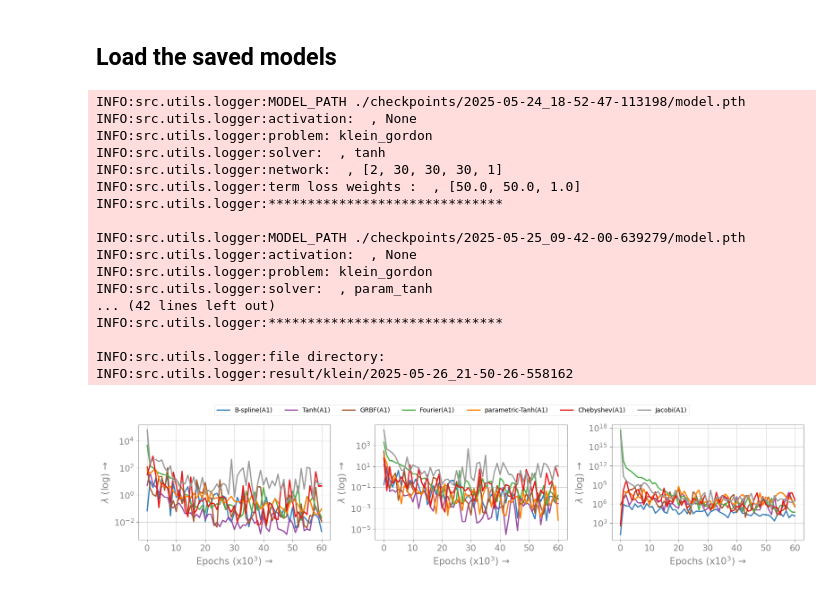
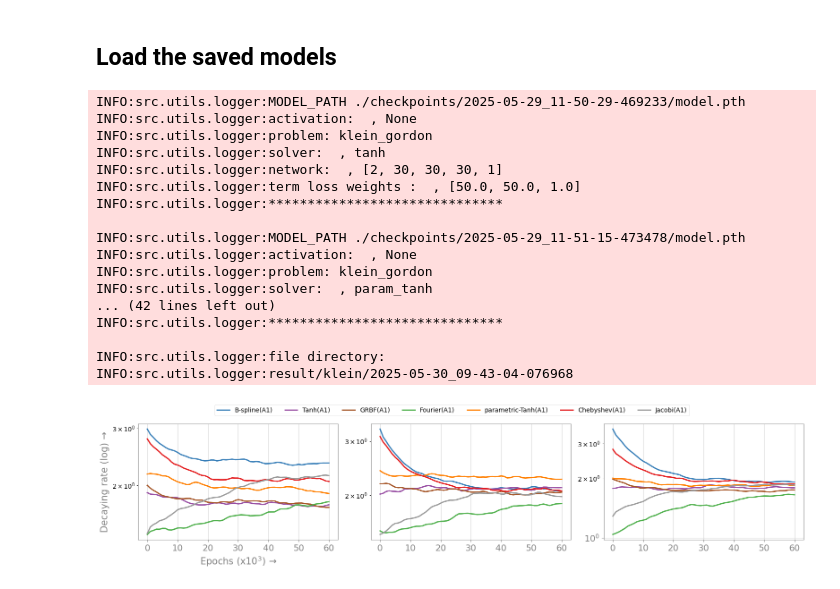
Before and after one commit to afrah/pinn_learnable_activation, a Jupyter notebook: src/notebook/klein_trace_eNTK_analysis.ipynb, the cells around one changed output. Drawn from its saved outputs; the diff is of its cells as text; code cells hidden in the pictures.

```diff
--- a/src/notebook/klein_trace_eNTK_analysis.ipynb
+++ b/src/notebook/klein_trace_eNTK_analysis.ipynb
@@ -46,3 +48,22 @@ MODEL_PATH_LIST = {
+# %%
+TANH_NORM_DIST = "./checkpoints/2025-05-29_11-50-29-469233/model.pth"
+TANH_PARAM_DIST = "./checkpoints/2025-05-29_11-51-15-473478/model.pth"
+BSPLINE_DIST = "./checkpoints/2025-05-29_17-09-55-499233/model.pth"  # "./checkpoints/2025-05-29_11-48-43-862349/model.pth"
+GRBF_DIST = "./checkpoints/2025-05-29_11-52-29-801687/model.pth"
+FOURIER_DIST = "./checkpoints/2025-05-29_11-47-21-272034/model.pth"
+CHEBTSHEV_DIST = "./checkpoints/2025-05-29_11-54-31-293803/model.pth"
+JACOBI_DIST = "./checkpoints/2025-05-29_11-54-48-676262/model.pth"
+
+
+MODEL_PATH_LIST = {
+    "tanh": TANH_NORM_DIST,
+    "param_tanh": TANH_PARAM_DIST,
+    "grbf": GRBF_DIST,
+    "bspline": BSPLINE_DIST,
+    "chebyshev": CHEBTSHEV_DIST,
+    "jacobi": JACOBI_DIST,
+    "fourier": FOURIER_DIST,
+}
 # %% [markdown]
 ## Load the saved models
 # %%
@@ -84,7 +105,7 @@ for model_name, model_path in MODEL_PATH_LIST.items():
 
 logger.print("file directory:", logger.get_output_dir())
 # %% [output]
-INFO:src.utils.logger:MODEL_PATH ./checkpoints/2025-05-24_18-52-47-113198/model.pth
+INFO:src.utils.logger:MODEL_PATH ./checkpoints/2025-05-29_11-50-29-469233/model.pth
 INFO:src.utils.logger:activation:  , None
 INFO:src.utils.logger:problem: klein_gordon
 INFO:src.utils.logger:solver:  , tanh
@@ -92,7 +113,7 @@ INFO:src.utils.logger:network:  , [2, 30, 30, 30, 1]
 INFO:src.utils.logger:term loss weights :  , [50.0, 50.0, 1.0]
 INFO:src.utils.logger:******************************
 
-INFO:src.utils.logger:MODEL_PATH ./checkpoints/2025-05-25_09-42-00-639279/model.pth
+INFO:src.utils.logger:MODEL_PATH ./checkpoints/2025-05-29_11-51-15-473478/model.pth
 INFO:src.utils.logger:activation:  , None
 INFO:src.utils.logger:problem: klein_gordon
 INFO:src.utils.logger:solver:  , param_tanh
@@ -100,7 +121,7 @@ INFO:src.utils.logger:solver:  , param_tanh
 INFO:src.utils.logger:******************************
 
 INFO:src.utils.logger:file directory:
-INFO:src.utils.logger:result/klein/2025-05-26_21-50-26-558162
+INFO:src.utils.logger:result/klein/2025-05-30_09-43-04-076968
 # %%
 fig, ax = plt.subplots(1, 3)
 fig.set_size_inches([16, 3.5])
@@ -119,58 +140,79 @@ for index in range(len(dict_list)):
             "color": model_color["bspline"],
             "name": "B-spline(A1)",
             "alpha": 1.0,
+            "window": 2,
+            "show_avg": False,
+            "show_lower": False,
         },
         {
             "data": dict_list[index]["tanh"],
             "color": model_color["tanh"],
             "name": "Tanh(A1)",
             "alpha": 1.0,
+            "window": 2,
+            "show_avg": False,
+            "show_lower": False,
         },
         {
             "data": dict_list[index]["grbf"],
             "color": model_color["grbf"],
             "name": "GRBF(A1)",
             "alpha": 1.0,
+            "window": 2,
+            "show_avg": False,
+            "show_lower": False,
         },
         {
             "data": dict_list[index]["fourier"],
             "color": model_color["fourier"],
             "name": "Fourier(A1)",
             "alpha": 1.0,
+            "window": 2,
+            "show_avg": False,
+            "show_lower": False,
         },
         {
             "data": dict_list[index]["param_tanh"],
             "color": model_color["param_tanh"],
             "name": "parametric-Tanh(A1)",
             "alpha": 1.0,
+            "window": 2,
+            "show_avg": False,
+            "show_lower": False,
         },
         {
             "data": dict_list[index]["chebyshev"],
             "color": model_color["chebyshev"],
             "name": "Chebyshev(A1)",
             "alpha": 1.0,
+            "window": 2,
+            "show_avg": False,
+            "show_lower": False,
         },
         {
             "data": dict_list[index]["jacobi"],
             "color": model_color["jacobi"],
             "name": "Jacobi(A1)",
             "alpha": 1.0,
+            "window": 2,
+            "show_avg": False,
+            "show_lower": False,
         },
     ]
 
-    plot_spectral(ax[index], data_list)
+    plot_spectral(ax[index], data_list, index)
 
 for line in ax[-1].get_lines():
     lines.append(line)
     labels.append(line.get_label())
 
 save_path = os.path.join(logger.get_output_dir(), "trace_jacobian_klein.png")
 legend = fig.legend(
     lines, labels, loc="upper center", bbox_to_anchor=(0.5, 1.1), ncol=7
 )
 legend.get_frame().set_facecolor("white")
 
 plt.tight_layout()
 plt.savefig(save_path)
 # %% [output]
-[figure, old version]
+[figure, new version]
```
Also changed, not shown: parts of 3 cells of this notebook, 59 other files.
